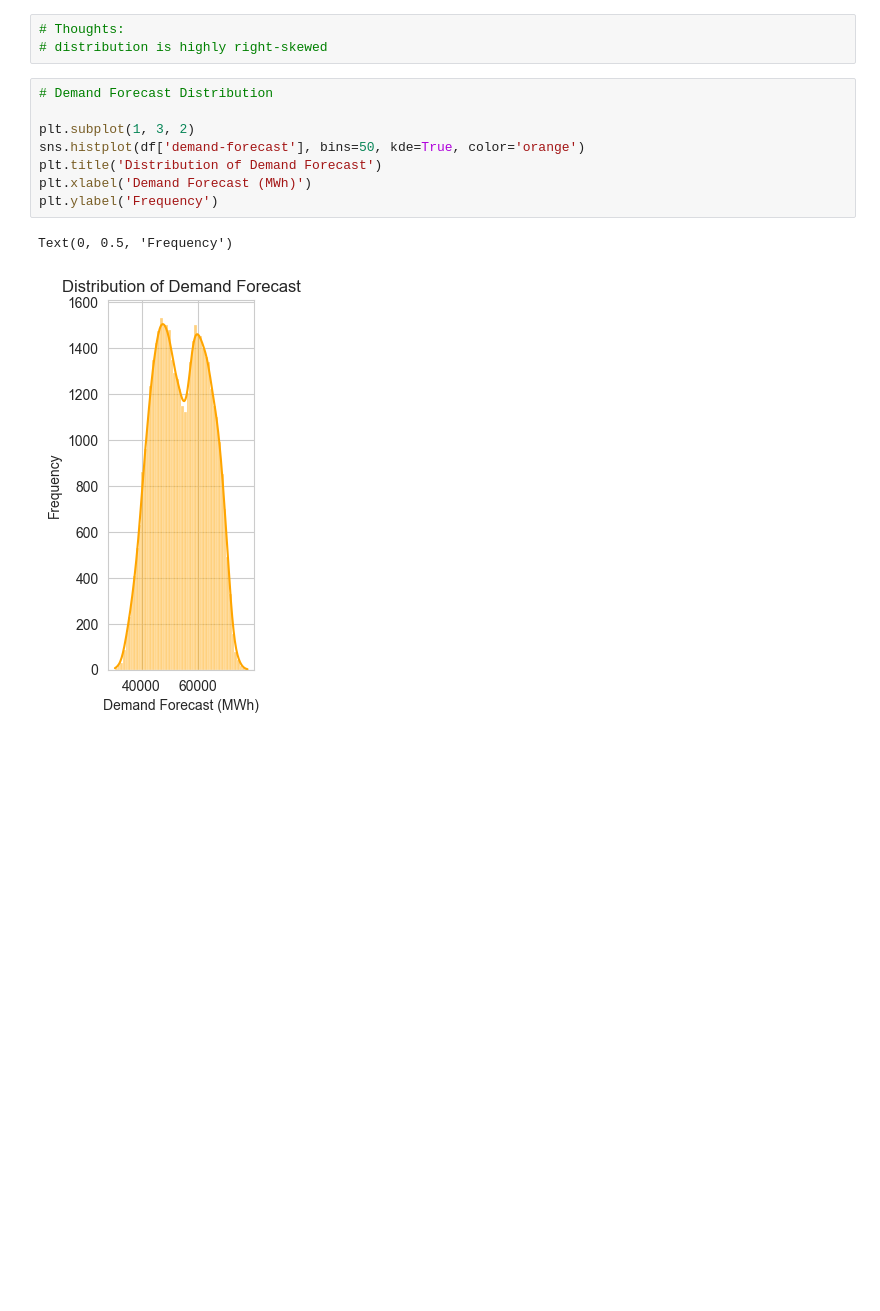
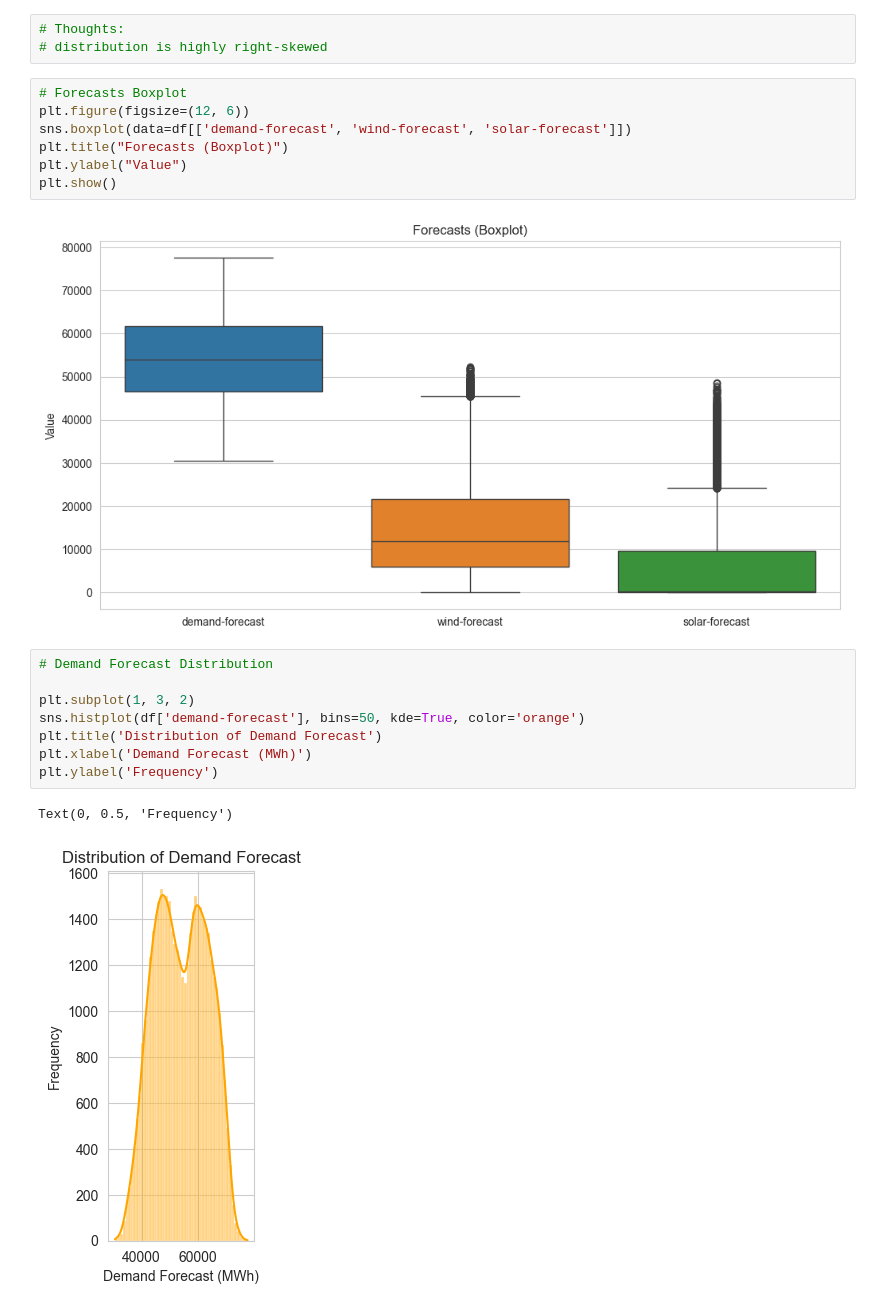
Before and after one commit to RNstu08/Electricity-Price-Forecast, a Jupyter notebook: day_ahead_price_forecasting.ipynb, the cells around one changed output. Cells and saved outputs as stored; diff of their text form; blank space fills up the shorter version.

```diff
--- a/day_ahead_price_forecasting.ipynb
+++ b/day_ahead_price_forecasting.ipynb
@@ -213,6 +216,15 @@ Text(0, 0.5, 'Frequency')
 # %%
 # Thoughts:
 # distribution is highly right-skewed
+# %%
+# Forecasts Boxplot
+plt.figure(figsize=(12, 6))
+sns.boxplot(data=df[['demand-forecast', 'wind-forecast', 'solar-forecast']])
+plt.title("Forecasts (Boxplot)")
+plt.ylabel("Value")
+plt.show()
+# %% [output]
+[figure, added]
 # %%
 # Demand Forecast Distribution
 
```
Also changed, not shown: parts of 54 cells of this notebook.
